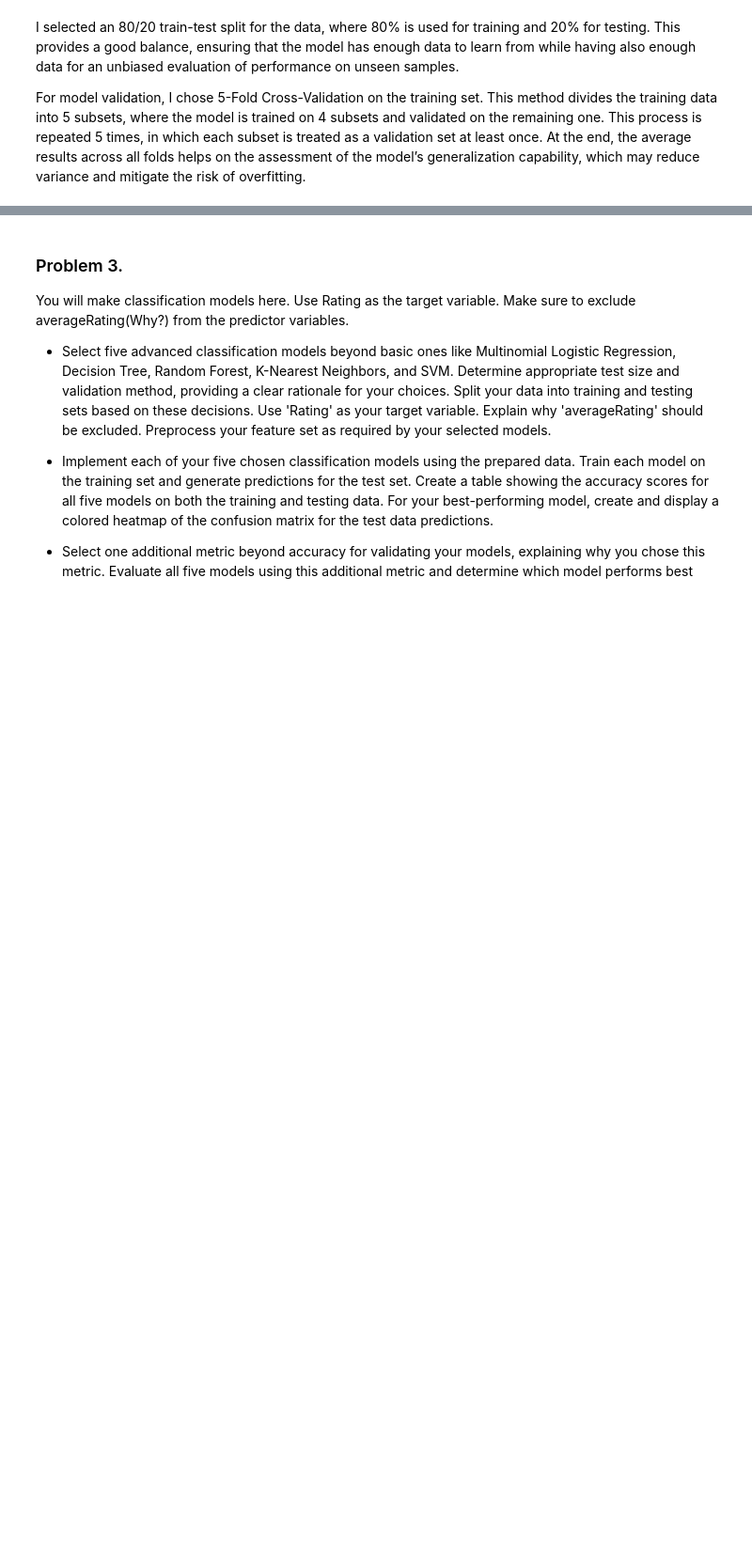
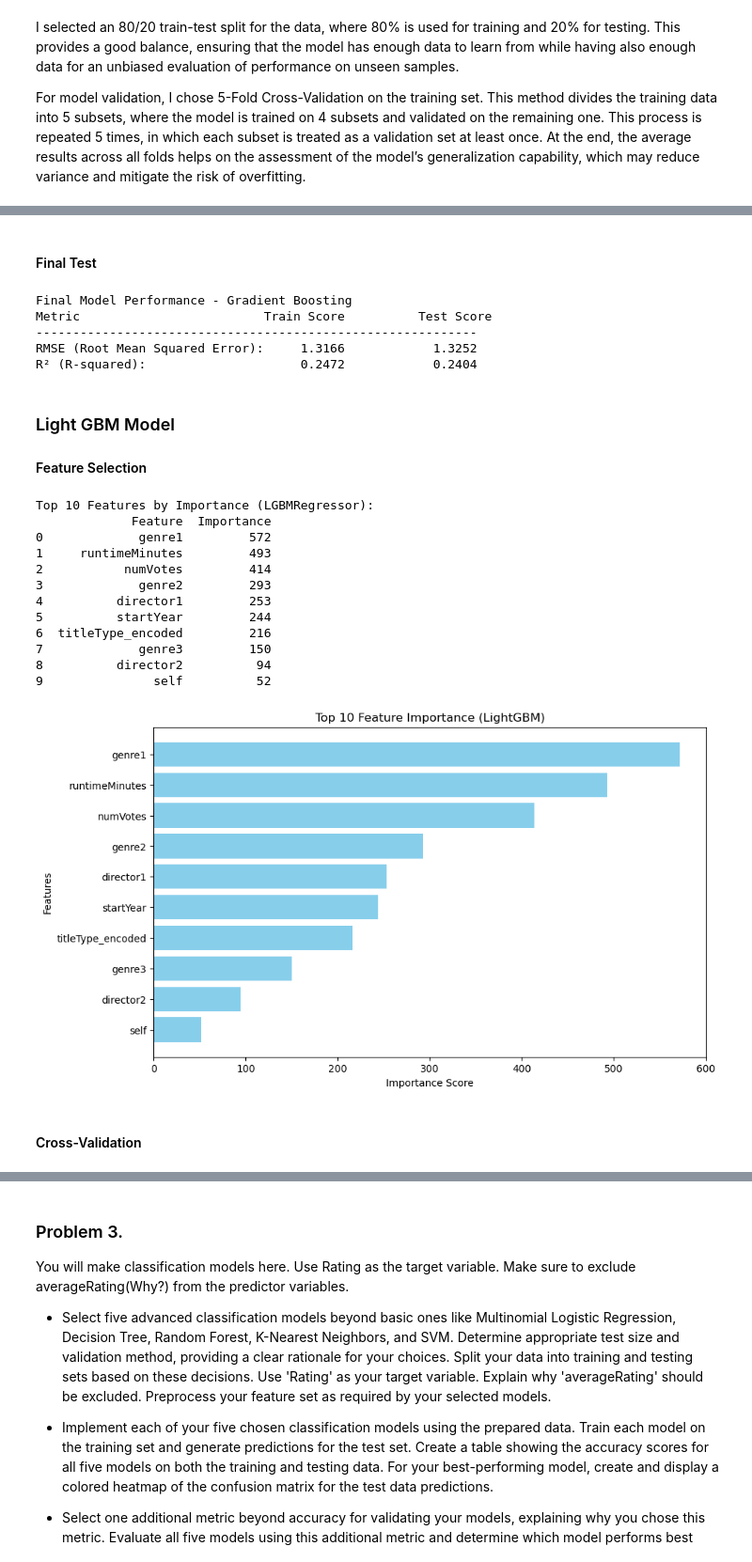
Before and after one commit to gabriel-ferreira-life/546_advanced_business_analytics, a Jupyter notebook: homework/homework_2/MIS5460_F24_HW2.ipynb, the cells around one changed output, grey strips where cells are left out. Shown at 94% size. Drawn from its saved outputs; the diff is of its cells as text; code cells hidden in the pictures; blank space fills up the shorter version.

```diff
--- a/homework/homework_2/MIS5460_F24_HW2.ipynb
+++ b/homework/homework_2/MIS5460_F24_HW2.ipynb
@@ -1073,0 +974,71 @@ R-squared Score -- Train: 0.19617836717596415 | Test: 0.18233165305973276
+# %% [markdown]
+#### Final Test
+# %%
+## Training with GB top features
+# Fit the model on the entire training data
+gb_model.fit(X_train_gb, y_train)
+
+# Making predictions on the train and test set
+gb_y_train_pred = gb_model.predict(X_train_gb)
+gb_y_test_pred = gb_model.predict(X_test_gb)
+
+# Evaluating the model
+gb_rmse_train = np.sqrt(mean_squared_error(y_train, gb_y_train_pred))
+gb_rmse_test = np.sqrt(mean_squared_error(y_test, gb_y_test_pred))
+gb_r2_train = r2_score(y_train, gb_y_train_pred)
+gb_r2_test = r2_score(y_test, gb_y_test_pred)
+
+print(f"\nFinal Model Performance - Gradient Boosting")
+print(f"{'Metric':<30} {'Train Score':<20} {'Test Score':<20}")
+print(f"{'-'*60}")
+print(f"RMSE (Root Mean Squared Error): {'':<3} {gb_rmse_train:.4f} {'':<10} {gb_rmse_test:.4f}")
+print(f"R² (R-squared): {'':<19} {gb_r2_train:.4f} {'':<10} {gb_r2_test:.4f}")
+# %% [output]
+Final Model Performance - Gradient Boosting
+Metric                         Train Score          Test Score
+------------------------------------------------------------
+RMSE (Root Mean Squared Error):     1.3166            1.3252
+R² (R-squared):                     0.2472            0.2404
+# %% [markdown]
+### Light GBM Model
+#### Feature Selection
+# %%
+# Building the LGBMRegressor model
+lgbm_feature_model = LGBMRegressor(n_estimators=100, learning_rate=0.1, random_state=42, verbose=-1)
+lgbm_feature_model.fit(X_train, y_train)
+
+# Extract feature importance and select top 10 features
+lgbm_feature_importance_df = pd.DataFrame({
+    'Feature': X_train.columns,
+    'Importance': lgbm_feature_model.feature_importances_
+})
+lgbm_top_10_features = lgbm_feature_importance_df.sort_values(by='Importance', ascending=False).reset_index(drop=True).head(10)
+
+# Print the top 10 feature names and their importance scores
+print("Top 10 Features by Importance (LGBMRegressor):")
+print(lgbm_top_10_features)
+
+# Visualize the top 10 features
+plt.figure(figsize=(10, 6))
+plt.barh(lgbm_top_10_features['Feature'], lgbm_top_10_features['Importance'], color='skyblue')
+plt.xlabel("Importance Score")
+plt.ylabel("Features")
+plt.title("Top 10 Feature Importance (LightGBM)")
+plt.gca().invert_yaxis()
+plt.show()
+# %% [output]
+Top 10 Features by Importance (LGBMRegressor):
+             Feature  Importance
+0             genre1         572
+1     runtimeMinutes         493
+2           numVotes         414
+3             genre2         293
+4          director1         253
+5          startYear         244
+6  titleType_encoded         216
+7             genre3         150
+8          director2          94
+9               self          52
+[figure, added]
+# %% [markdown]
+#### Cross-Validation
```
Also changed, not shown: parts of 84 cells of this notebook, 5 other files.
